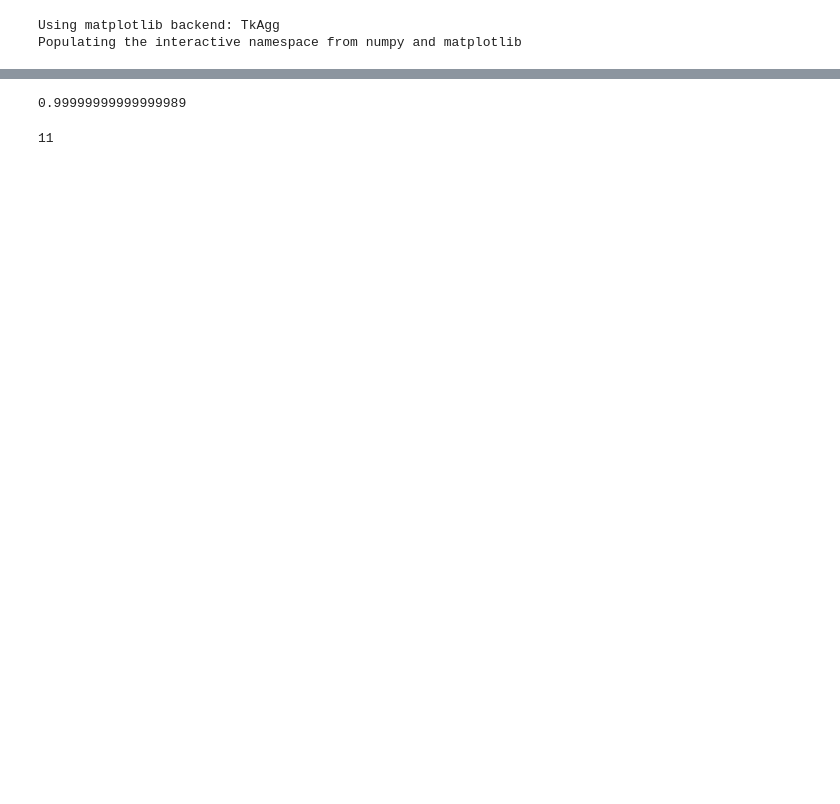
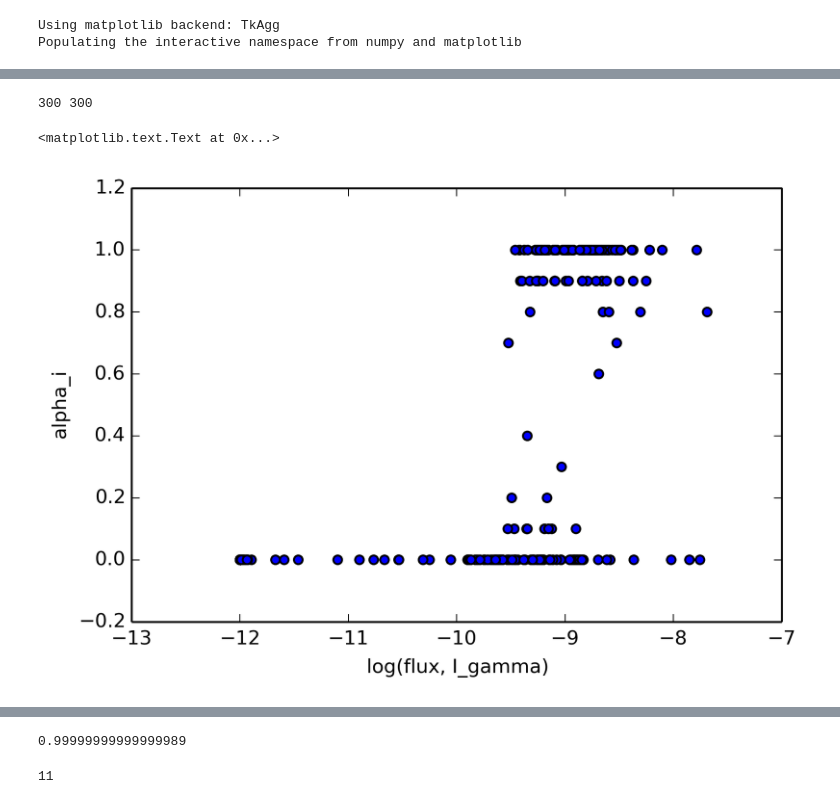
Before and after one commit to 221B-Haibara/IceCube_AstroNumy, a Jupyter notebook: Notebooks/GetGammaFluxProbability.ipynb, the cells around one changed output, grey strips where cells are left out. Drawn from its saved outputs; the diff is of its cells as text; code cells hidden in the pictures; blank space fills up the shorter version.

```diff
--- a/Notebooks/GetGammaFluxProbability.ipynb
+++ b/Notebooks/GetGammaFluxProbability.ipynb
@@ -64,0 +123,9 @@ def GetFluxProb(alpha_i, I_gamma, norm, n_samples = 10000):
+# %%
+print len(I_gamma), len(alpha_0)
+plt.scatter(np.log10(I_gamma), alpha_0)
+plt.xlabel("log(flux, I_gamma)")
+plt.ylabel("alpha_i")
+# %% [output]
+300 300
+<matplotlib.text.Text at 0x...>
+[figure, added]
```
Also changed, not shown: parts of 19 cells of this notebook.
